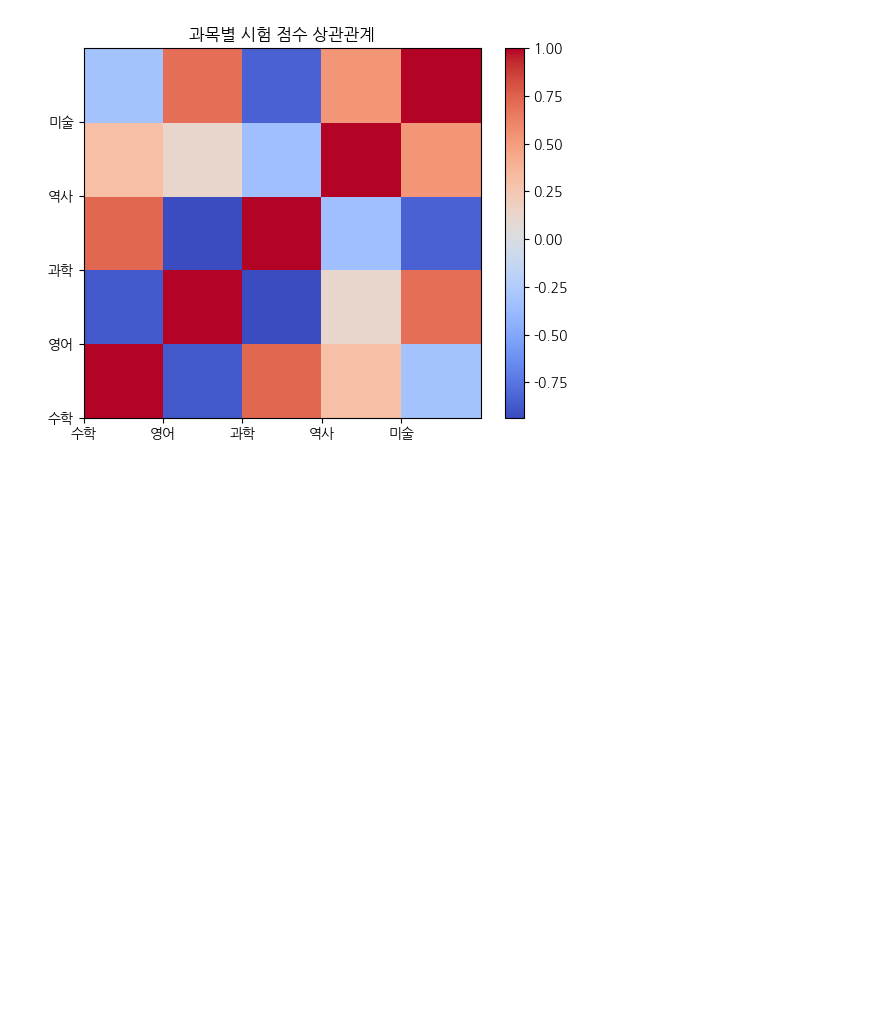
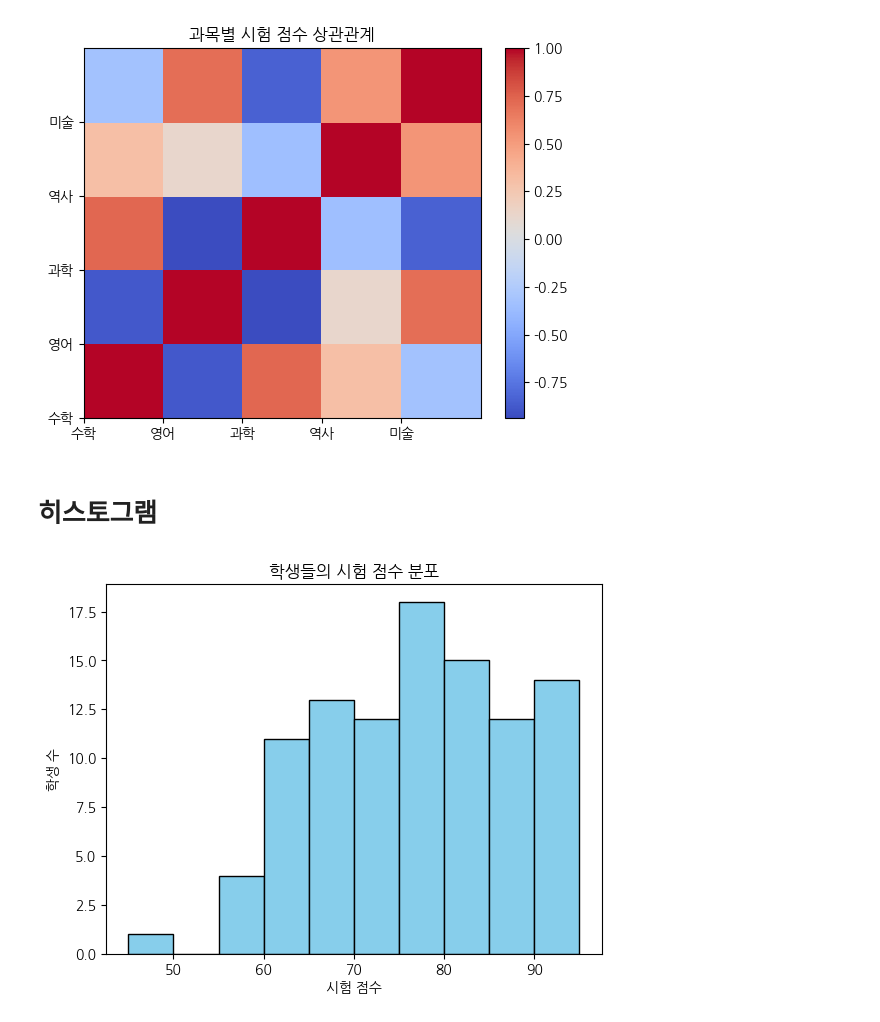
Before and after one commit to denverkim/DataAnalysis, a Jupyter notebook: 기본_시각화.ipynb, the cells around one changed output. Cells and saved outputs as stored; diff of their text form; code cells hidden in the pictures; blank space fills up the shorter version.

```diff
--- a/기본_시각화.ipynb
+++ b/기본_시각화.ipynb
@@ -184,3 +184,29 @@ plt.yticks(range(len(df.columns)), df.columns)
 plt.show()
 # %% [output]
 [figure]
+# %% [markdown]
+# 히스토그램
+# %%
+import matplotlib.pyplot as plt
+import numpy as np
+
+# 데이터
+exam_scores = [
+    45, 78, 65, 90, 88, 72, 64, 85, 91, 70, 55, 89, 77, 66, 60, 80, 95, 74, 80, 63,
+    57, 73, 92, 82, 84, 79, 59, 69, 93, 76, 67, 61, 94, 83, 68, 75, 71, 56, 62, 81,
+    87, 85, 64, 74, 66, 78, 80, 92, 65, 79, 88, 77, 72, 64, 90, 80, 75, 78, 92, 68,
+    91, 85, 80, 73, 66, 77, 89, 78, 62, 71, 70, 65, 78, 74, 80, 85, 78, 84, 87, 92,
+    63, 90, 75, 82, 72, 80, 95, 64, 69, 76, 61, 93, 67, 78, 68, 80, 85, 84, 77, 88
+]
+
+# 구간 정의
+bins = np.arange(45, 100, 5)
+
+# 히스토그램 그리기
+plt.hist(exam_scores, bins=bins, histtype='bar', color='skyblue', edgecolor='black')
+plt.xlabel('시험 점수')
+plt.ylabel('학생 수')
+plt.title('학생들의 시험 점수 분포')
+plt.show()
+# %% [output]
+[figure, added]
```
